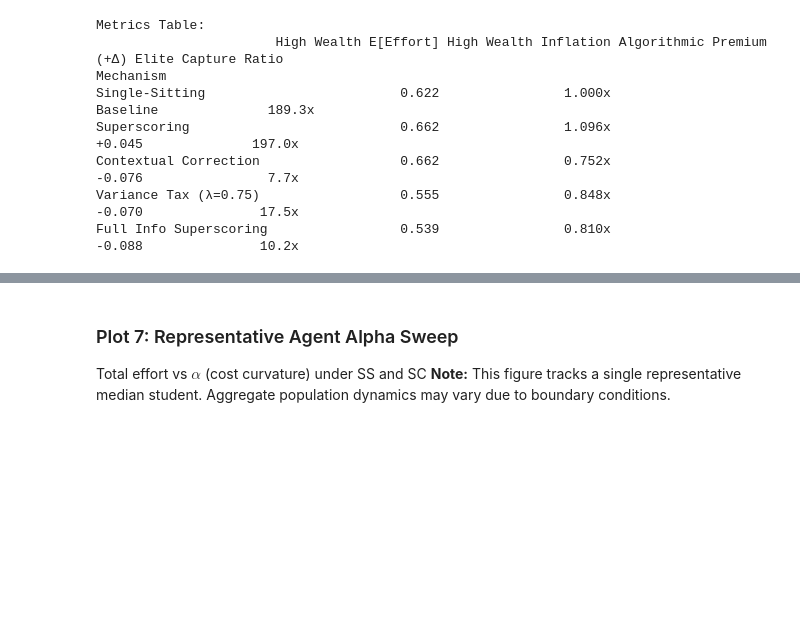
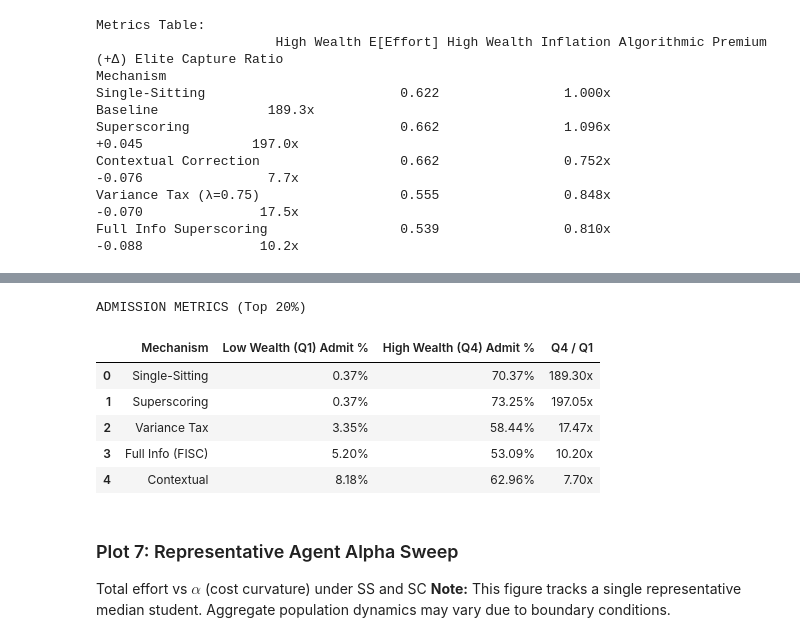
Before and after one commit to mei-ame/fair-admissions, a Jupyter notebook: graphs.ipynb, the cells around one changed output, grey strips where cells are left out. Saved outputs shown, nothing was run; the diff lists cells and outputs as text; code cells hidden in the pictures; blank space fills up the shorter version.

```diff
--- a/graphs.ipynb
+++ b/graphs.ipynb
@@ -623,3 +686,13 @@ Full Info Superscoring                 0.539                0.810x
+# %%
+print_admission_metrics(sim_df, 0.20)
+# %% [output]
+ADMISSION METRICS (Top 20%)
+|  | Mechanism | Low Wealth (Q1) Admit % | High Wealth (Q4) Admit % | Q4 / Q1 |
+| 0 | Single-Sitting | 0.37% | 70.37% | 189.30x |
+| 1 | Superscoring | 0.37% | 73.25% | 197.05x |
+| 2 | Variance Tax | 3.35% | 58.44% | 17.47x |
+| 3 | Full Info (FISC) | 5.20% | 53.09% | 10.20x |
+| 4 | Contextual | 8.18% | 62.96% | 7.70x |
 # %% [markdown]
 ### Plot 7: Representative Agent Alpha Sweep
 
```
Also changed, not shown: parts of 5 cells of this notebook.
